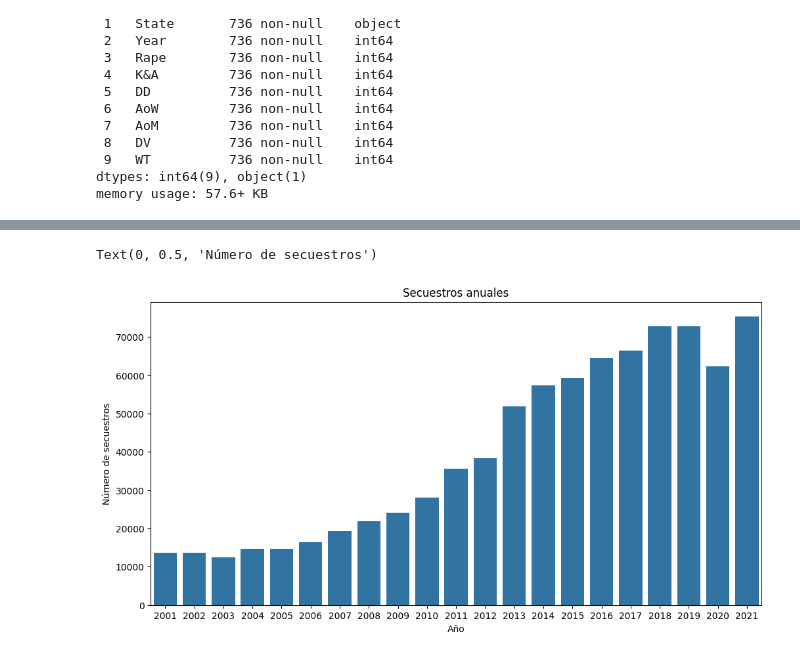
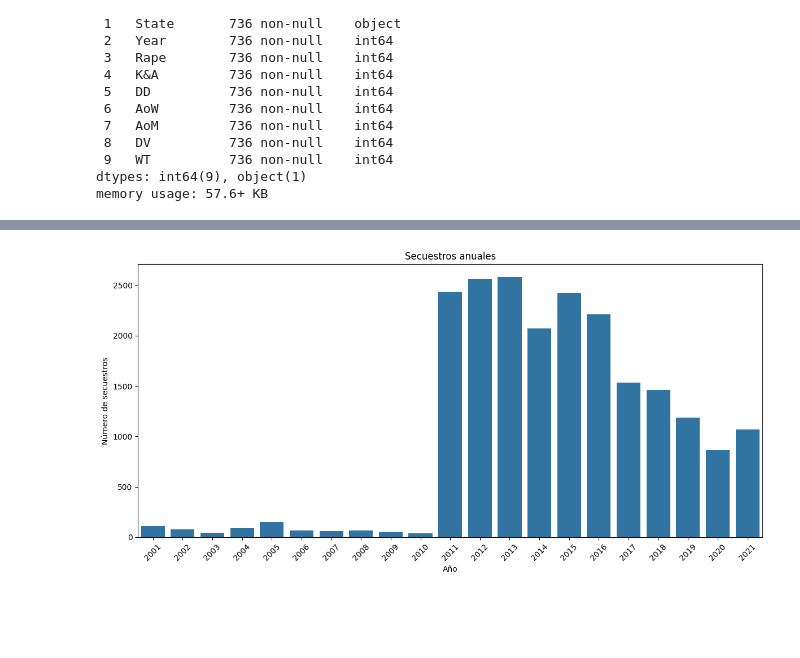
Before and after one commit to Sma126/Dataset_G10, a Jupyter notebook: Dataset_G10.ipynb, the cells around one changed output, grey strips where cells are left out. Cells and saved outputs as stored; diff of their text form; code cells hidden in the pictures; blank space fills up the shorter version.

```diff
--- a/Dataset_G10.ipynb
+++ b/Dataset_G10.ipynb
@@ -104,0 +52,10 @@ df.groupby(["State"])[["Rape"]].count()
+# %%
+# Convertir los estados a letras mayusculas
+df['State'] = df['State'].str.upper()
+
+# Agrupación según el estado y la suma de los crimenes de cada uno
+
+df_estandar = df.groupby(['State', 'Year'])[['Rape', 'K&A', 'DD', 'AoW', 'AoM', 'DV', 'WT']].sum().reset_index()
+
+# Muestra el dataframe
+display(df_estandar.head())
@@ -105,11 +143,13 @@ df.groupby(["State"])[["Rape"]].count()
 # %%
-secuestros_anuales = df.groupby("Year")['K&A'].sum().reset_index()
+trafico = df_estandar.groupby("Year")['WT'].sum().reset_index()
 
 plt.figure(figsize=(12, 6))
-sns.barplot(x="Year", y="K&A", data=secuestros_anuales)
+sns.barplot(x="Year", y="WT", data=trafico)
 plt.title("Secuestros anuales")
 plt.xlabel("Año")
 plt.ylabel("Número de secuestros")
+plt.xticks(rotation=45)
+plt.tight_layout()
+plt.show()
 # %% [output]
-Text(0, 0.5, 'Número de secuestros')
-[figure, old version]
+[figure, new version]
```
Also changed, not shown: parts of 19 cells of this notebook.
